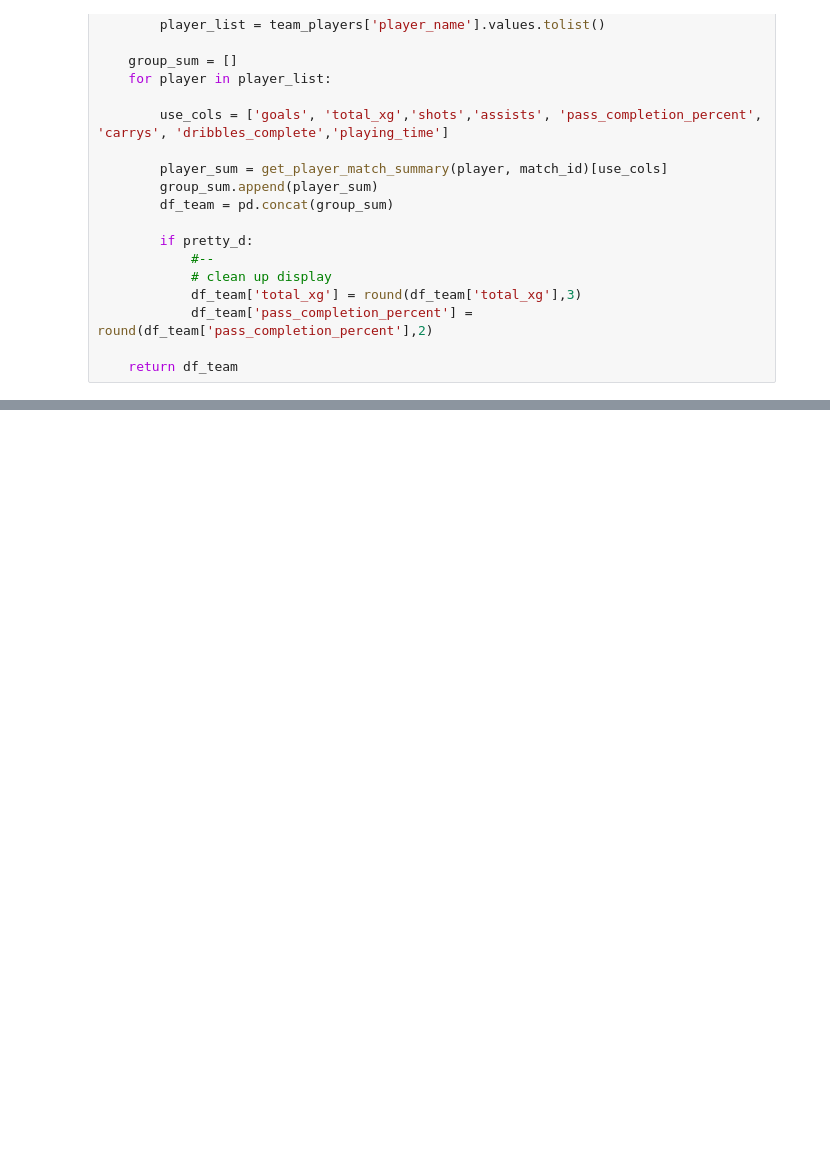
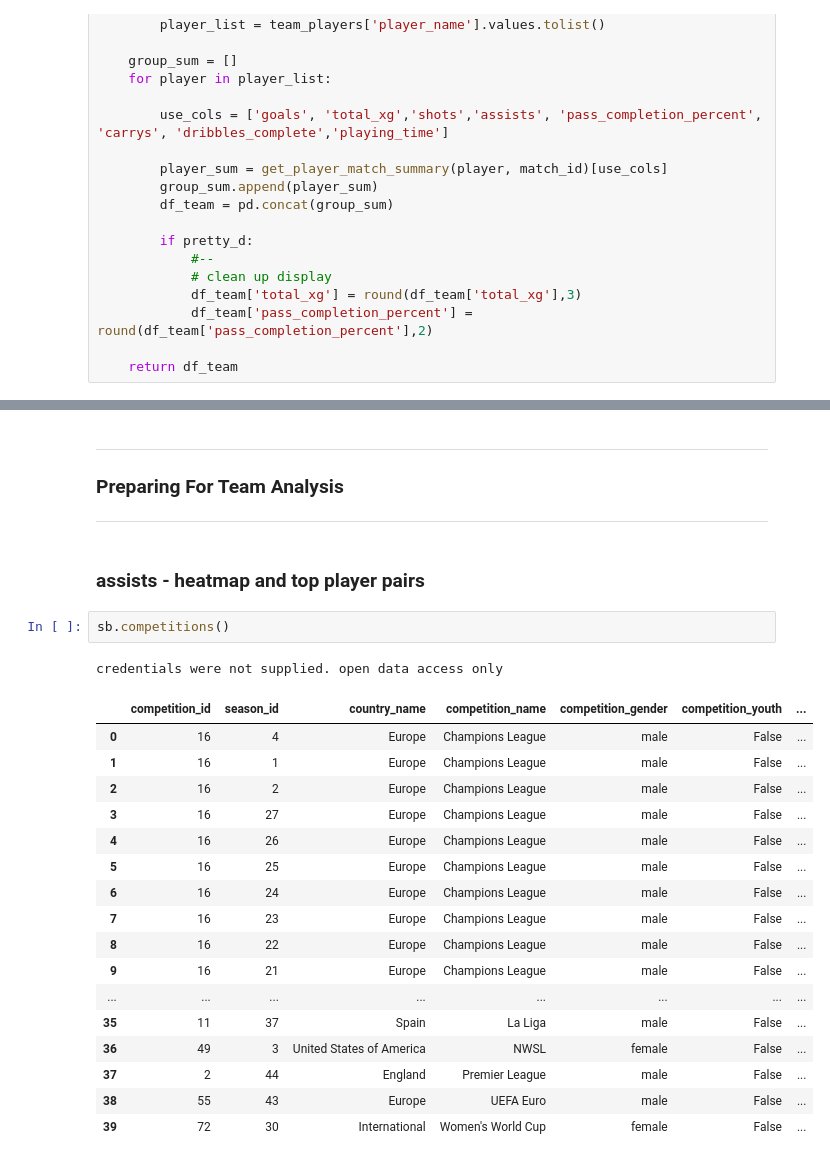
Before and after one commit to derrik-hanson/Soccer-Dash, a Jupyter notebook: lineup_playing-time_utilities_development.ipynb, the cells around one changed output, grey strips where cells are left out. Saved outputs shown, nothing was run; the diff lists cells and outputs as text; blank space fills up the shorter version.

```diff
--- a/lineup_playing-time_utilities_development.ipynb
+++ b/lineup_playing-time_utilities_development.ipynb
@@ -635,3 +636,30 @@ match_sum.sort_values(by=sort_column, ascending=False)
 | Mohamed Salah | 1 | 0.903 | 6 | 0 | 0.41 | 19 | 0 | ... |
 | Trent Alexander-Arnold | 0 | 0.011 | 1 | 0 | 0.36 | 17 | 0 | ... |
 | Joe Gomez | 0 | 0.000 | 0 | 0 | 0.00 | 1 | 0 | ... |
+# %% [markdown]
+---
+### Preparing For Team Analysis
+---
+# %% [markdown]
+### assists - heatmap and top player pairs
+# %%
+sb.competitions()
+# %% [output]
+credentials were not supplied. open data access only
+|  | competition_id | season_id | country_name | competition_name | competition_gender | competition_youth | ... |
+| 0 | 16 | 4 | Europe | Champions League | male | False | ... |
+| 1 | 16 | 1 | Europe | Champions League | male | False | ... |
+| 2 | 16 | 2 | Europe | Champions League | male | False | ... |
+| 3 | 16 | 27 | Europe | Champions League | male | False | ... |
+| 4 | 16 | 26 | Europe | Champions League | male | False | ... |
+| 5 | 16 | 25 | Europe | Champions League | male | False | ... |
+| 6 | 16 | 24 | Europe | Champions League | male | False | ... |
+| 7 | 16 | 23 | Europe | Champions League | male | False | ... |
+| 8 | 16 | 22 | Europe | Champions League | male | False | ... |
+| 9 | 16 | 21 | Europe | Champions League | male | False | ... |
+| ... | ... | ... | ... | ... | ... | ... | ... |
+| 35 | 11 | 37 | Spain | La Liga | male | False | ... |
+| 36 | 49 | 3 | United States of America | NWSL | female | False | ... |
+| 37 | 2 | 44 | England | Premier League | male | False | ... |
+| 38 | 55 | 43 | Europe | UEFA Euro | male | False | ... |
+| 39 | 72 | 30 | International | Women's World Cup | female | False | ... |
```
Also changed, not shown: parts of 48 cells of this notebook, 4 other files.
